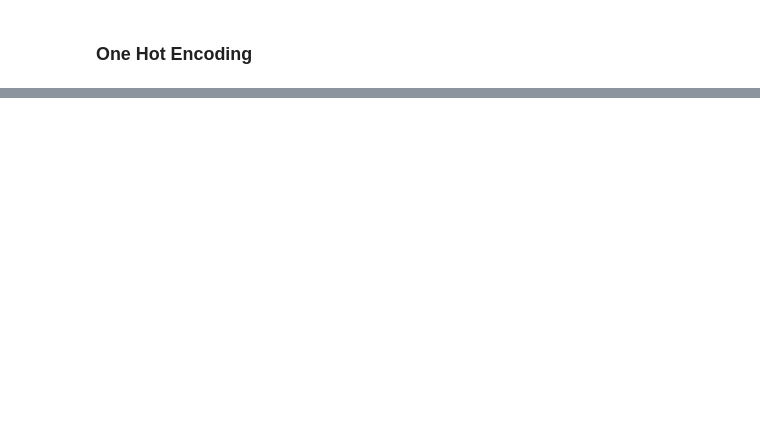
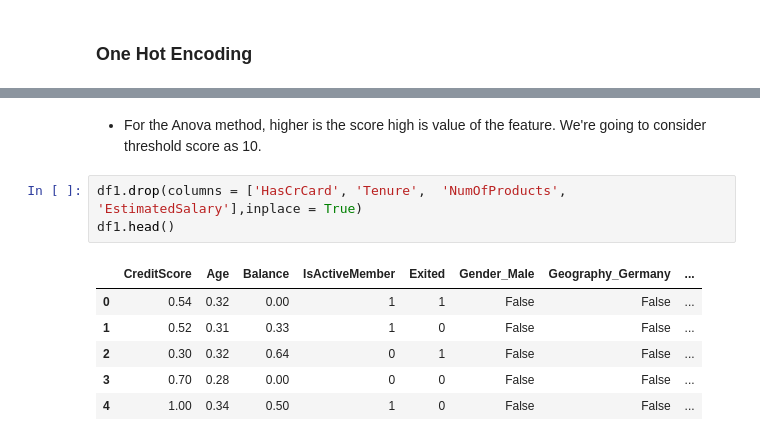
Before and after one commit to jacquesbilombe/CRM-Customer-Churn-Score, a Jupyter notebook: CustomerChurn.ipynb, the cells around one changed output, grey strips where cells are left out. Drawn from its saved outputs; the diff is of its cells as text; blank space fills up the shorter version.

```diff
--- a/CustomerChurn.ipynb
+++ b/CustomerChurn.ipynb
@@ -225,0 +309,12 @@ df1.tail()
+# %% [markdown]
+- For the Anova method, higher is the score high is value of the feature. We're going to consider threshold score as 10.
+# %%
+df1.drop(columns = ['HasCrCard', 'Tenure',  'NumOfProducts', 'EstimatedSalary'],inplace = True)
+df1.head()
+# %% [output]
+|  | CreditScore | Age | Balance | IsActiveMember | Exited | Gender_Male | Geography_Germany | ... |
+| 0 | 0.54 | 0.32 | 0.00 | 1 | 1 | False | False | ... |
+| 1 | 0.52 | 0.31 | 0.33 | 1 | 0 | False | False | ... |
+| 2 | 0.30 | 0.32 | 0.64 | 0 | 1 | False | False | ... |
+| 3 | 0.70 | 0.28 | 0.00 | 0 | 0 | False | False | ... |
+| 4 | 1.00 | 0.34 | 0.50 | 1 | 0 | False | False | ... |
```
Also changed, not shown: parts of 17 cells of this notebook.
